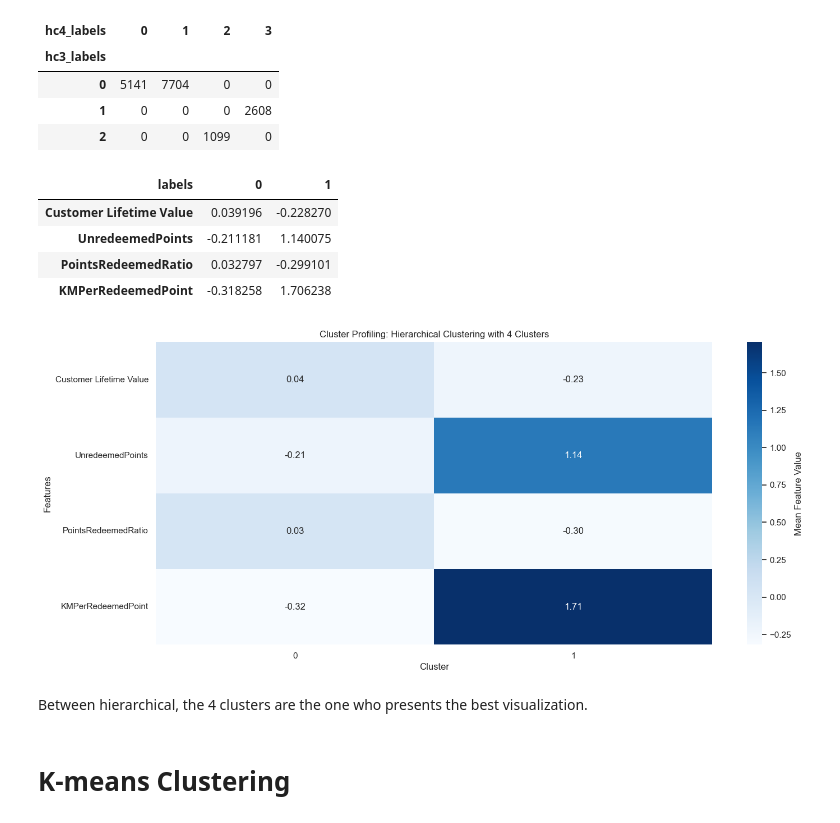
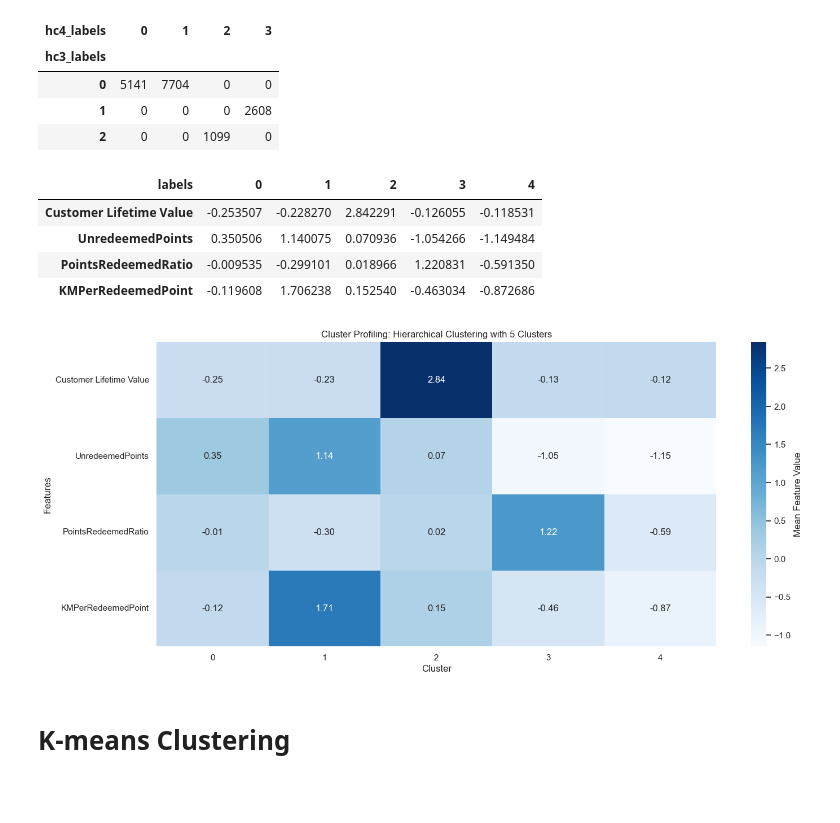
Before and after one commit to calcoafrancisca/Group-39---DM---Part2, a Jupyter notebook: Value-Based-Perspective.ipynb, the cells around one changed output. Drawn from its saved outputs; the diff is of its cells as text; code cells hidden in the pictures; blank space fills up the shorter version.

```diff
--- a/Value-Based-Perspective.ipynb
+++ b/Value-Based-Perspective.ipynb
@@ -320,13 +295,12 @@ linkage_matrix.shape
 (16551, 4)
 # %%
 # Plot the corresponding dendrogram
-sns.set()
+sns.set_style("white")
 fig = plt.figure(figsize=(11,5))
 # The Dendrogram parameters need to be tuned
 Y_THRESHOLD = 100
 dendrogram(linkage_matrix, truncate_mode='level', p=5, color_threshold=Y_THRESHOLD, above_threshold_color='navy')
-    # You can play with 'truncate_mode' and 'p' define what level the dendrogram shows
-    # above_threshold_color='k' forces black color for the lines above the threshold)
+
 plt.hlines(Y_THRESHOLD, 0, 1000, colors="royalblue", linestyles="dashed")
 plt.title(f'Hierarchical Clustering Dendrogram: Ward Linkage', fontsize=21, color='navy')
 plt.xlabel('Number of points in node', color='navy')
@@ -468,47 +442,45 @@ pd.crosstab(
 | 1 | 0 | 0 | 0 | 2608 |
 | 2 | 0 | 0 | 1099 | 0 |
 # %%
-# 2 clusters
+# 5 clusters
 linkage = "ward"
 distance = "euclidean"
-n_clusters = 2
+n_clusters = 5
 hclust = AgglomerativeClustering(linkage=linkage, metric=distance, n_clusters=n_clusters)
-hc_labels2 = hclust.fit_predict(df)
+hc_labels5 = hclust.fit_predict(df)
 df_concat = pd.concat([
     df,
-    pd.Series(hc_labels2, name='labels', index=df.index)
+    pd.Series(hc_labels5, name='labels', index=df.index)
     ],
     axis=1)
 df_concat.groupby('labels').mean().T
 # %% [output]
-| labels | 0 | 1 |
-| Customer Lifetime Value | 0.039196 | -0.228270 |
-| UnredeemedPoints | -0.211181 | 1.140075 |
-| PointsRedeemedRatio | 0.032797 | -0.299101 |
-| KMPerRedeemedPoint | -0.318258 | 1.706238 |
+| labels | 0 | 1 | 2 | 3 | 4 |
+| Customer Lifetime Value | -0.253507 | -0.228270 | 2.842291 | -0.126055 | -0.118531 |
+| UnredeemedPoints | 0.350506 | 1.140075 | 0.070936 | -1.054266 | -1.149484 |
+| PointsRedeemedRatio | -0.009535 | -0.299101 | 0.018966 | 1.220831 | -0.591350 |
+| KMPerRedeemedPoint | -0.119608 | 1.706238 | 0.152540 | -0.463034 | -0.872686 |
 # %%
 Y = df.copy()
-Y['labels'] = hc_labels2
+Y['labels'] = hc_labels5
 
 cluster_means = Y.groupby('labels')[value_features].mean().T
 
 plt.figure(figsize=(16,7))
 sns.heatmap(
     cluster_means,
     cmap="Blues",
     annot=True,
     fmt=".2f",
     cbar_kws={'label': 'Mean Feature Value'}
 )
 plt.xlabel("Cluster")
 plt.ylabel("Features")
-plt.title("Cluster Profiling: Hierarchical Clustering with 4 Clusters")
+plt.title("Cluster Profiling: Hierarchical Clustering with 5 Clusters")
 plt.yticks(rotation=0)
 plt.show()
 # %% [output]
-[figure, old version]
+[figure, new version]
-# %% [markdown]
-Between hierarchical, the 4 clusters are the one who presents the best visualization.
 # %% [markdown]
 # K-means Clustering
 # %%
```
Also changed, not shown: parts of 24 cells of this notebook, 1 other file.
